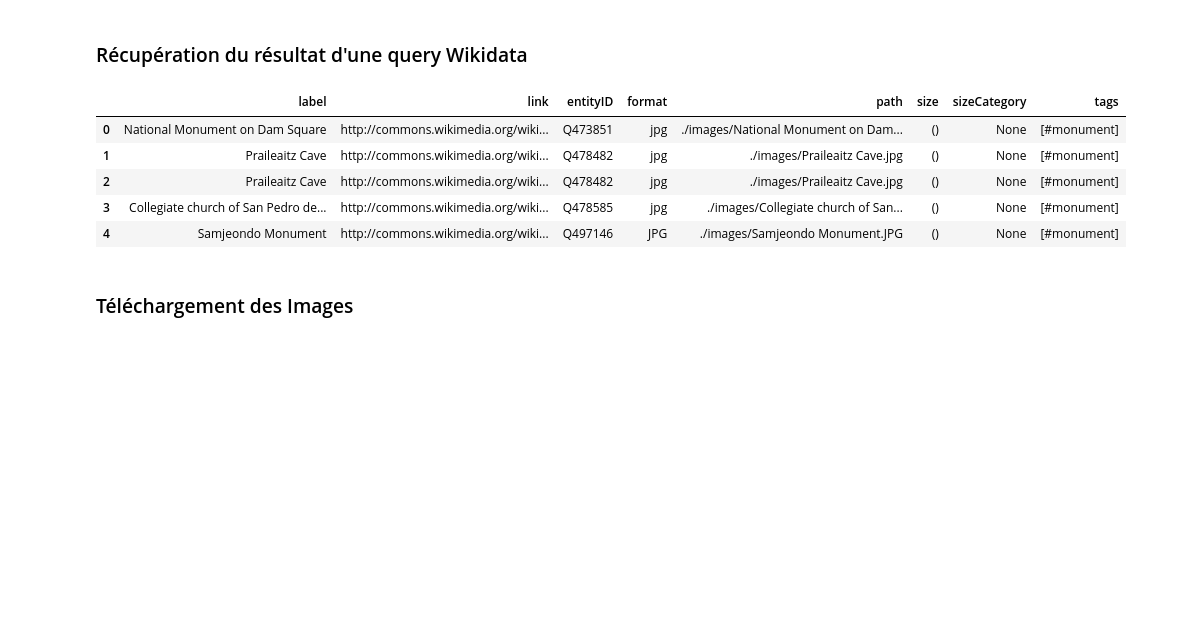
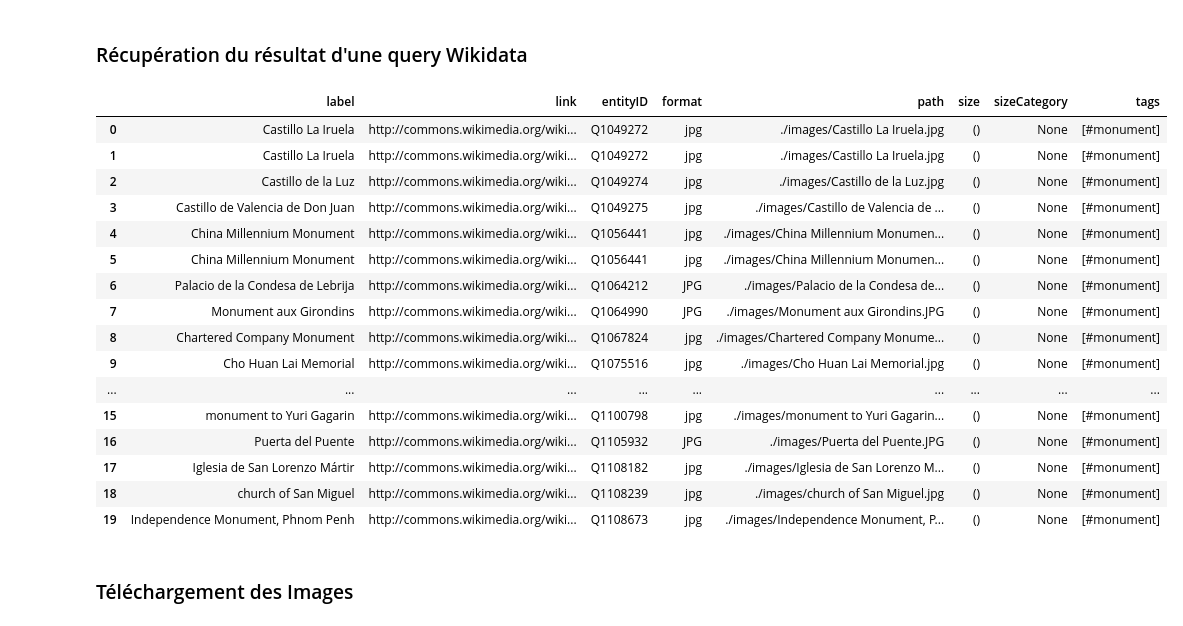
Before and after one commit to hugues-boisdon/DataMining2024, a Jupyter notebook: projet.ipynb, the cells around one changed output. Drawn from its saved outputs; the diff is of its cells as text; code cells hidden in the pictures; blank space fills up the shorter version.

```diff
--- a/projet.ipynb
+++ b/projet.ipynb
@@ -30,7 +31,7 @@ def dataframeToJson(path, dataframe):
 # %% [markdown]
 ### Récupération du résultat d'une query Wikidata
 # %%
-size = 5
+size = 20
 dataPath = "data.json"
 imagesPath = "./images/"
 
@@ -61,38 +62,49 @@ for data in results["results"]["bindings"]:
     array.append([name,
                   data["pic"]["value"],
                   data["item"]["value"].split(sep='/')[-1],
                   format,
                   path,
                   (),
                   None,
                   ['#monument']])
 
 
 dataframe = pandas.DataFrame(array, columns=["label", "link", "entityID", "format", "path", "size", "sizeCategory", "tags"])
 
 # On enregistre les données au format JSON
 dataframeToJson(dataPath, dataframe)
 
 # Nettoyage du dossier /images
 if not os.path.isdir('./images'):
   os.mkdir('./images')
 
 # Nettoyage du dossier /images
 else:
   files = glob.glob('./images/*')
   for f in files:
       os.remove(f)
 
 
 
 dataframe
 # %% [output]
 |  | label | link | entityID | format | path | size | sizeCategory | tags |
-| 0 | National Monument on Dam Square | http://commons.wikimedia.org/wiki... | Q473851 | jpg | ./images/National Monument on Dam... | () | None | [#monument] |
-| 1 | Praileaitz Cave | http://commons.wikimedia.org/wiki... | Q478482 | jpg | ./images/Praileaitz Cave.jpg | () | None | [#monument] |
-| 2 | Praileaitz Cave | http://commons.wikimedia.org/wiki... | Q478482 | jpg | ./images/Praileaitz Cave.jpg | () | None | [#monument] |
-| 3 | Collegiate church of San Pedro de... | http://commons.wikimedia.org/wiki... | Q478585 | jpg | ./images/Collegiate church of San... | () | None | [#monument] |
-| 4 | Samjeondo Monument | http://commons.wikimedia.org/wiki... | Q497146 | JPG | ./images/Samjeondo Monument.JPG | () | None | [#monument] |
+| 0 | Castillo La Iruela | http://commons.wikimedia.org/wiki... | Q1049272 | jpg | ./images/Castillo La Iruela.jpg | () | None | [#monument] |
+| 1 | Castillo La Iruela | http://commons.wikimedia.org/wiki... | Q1049272 | jpg | ./images/Castillo La Iruela.jpg | () | None | [#monument] |
+| 2 | Castillo de la Luz | http://commons.wikimedia.org/wiki... | Q1049274 | jpg | ./images/Castillo de la Luz.jpg | () | None | [#monument] |
+| 3 | Castillo de Valencia de Don Juan | http://commons.wikimedia.org/wiki... | Q1049275 | jpg | ./images/Castillo de Valencia de ... | () | None | [#monument] |
+| 4 | China Millennium Monument | http://commons.wikimedia.org/wiki... | Q1056441 | jpg | ./images/China Millennium Monumen... | () | None | [#monument] |
+| 5 | China Millennium Monument | http://commons.wikimedia.org/wiki... | Q1056441 | jpg | ./images/China Millennium Monumen... | () | None | [#monument] |
+| 6 | Palacio de la Condesa de Lebrija | http://commons.wikimedia.org/wiki... | Q1064212 | JPG | ./images/Palacio de la Condesa de... | () | None | [#monument] |
+| 7 | Monument aux Girondins | http://commons.wikimedia.org/wiki... | Q1064990 | JPG | ./images/Monument aux Girondins.JPG | () | None | [#monument] |
+| 8 | Chartered Company Monument | http://commons.wikimedia.org/wiki... | Q1067824 | jpg | ./images/Chartered Company Monume... | () | None | [#monument] |
+| 9 | Cho Huan Lai Memorial | http://commons.wikimedia.org/wiki... | Q1075516 | jpg | ./images/Cho Huan Lai Memorial.jpg | () | None | [#monument] |
+| ... | ... | ... | ... | ... | ... | ... | ... | ... |
+| 15 | monument to Yuri Gagarin | http://commons.wikimedia.org/wiki... | Q1100798 | jpg | ./images/monument to Yuri Gagarin... | () | None | [#monument] |
+| 16 | Puerta del Puente | http://commons.wikimedia.org/wiki... | Q1105932 | JPG | ./images/Puerta del Puente.JPG | () | None | [#monument] |
+| 17 | Iglesia de San Lorenzo Mártir | http://commons.wikimedia.org/wiki... | Q1108182 | jpg | ./images/Iglesia de San Lorenzo M... | () | None | [#monument] |
+| 18 | church of San Miguel | http://commons.wikimedia.org/wiki... | Q1108239 | jpg | ./images/church of San Miguel.jpg | () | None | [#monument] |
+| 19 | Independence Monument, Phnom Penh | http://commons.wikimedia.org/wiki... | Q1108673 | jpg | ./images/Independence Monument, P... | () | None | [#monument] |
 # %% [markdown]
 ### Téléchargement des Images
 # %%
```
Also changed, not shown: parts of 10 cells of this notebook, 2 other files.
